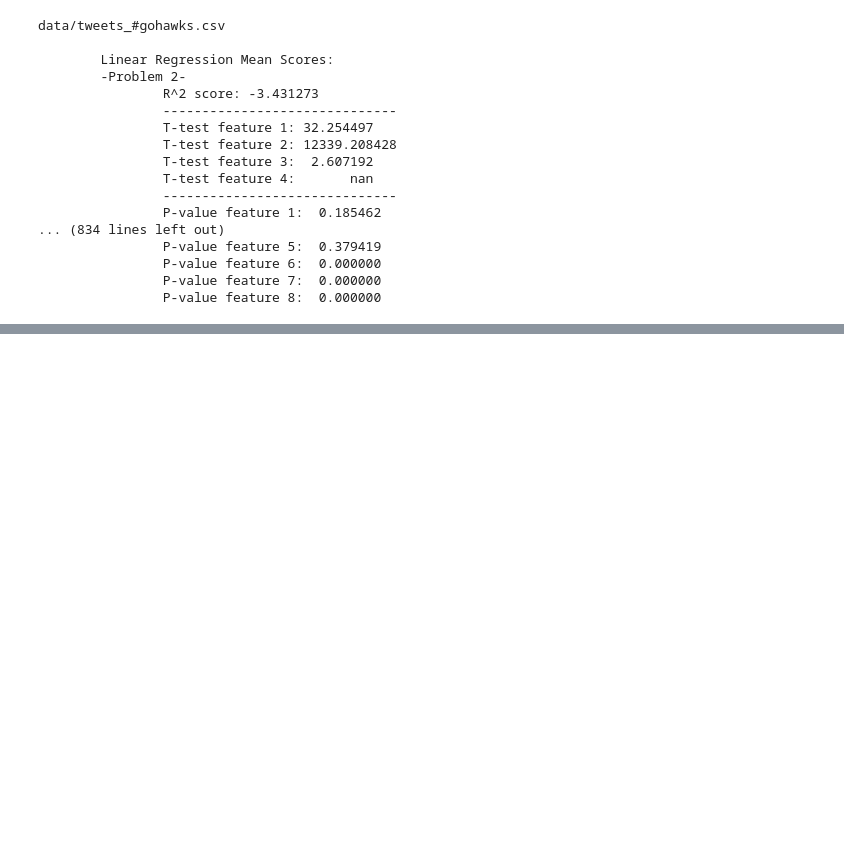
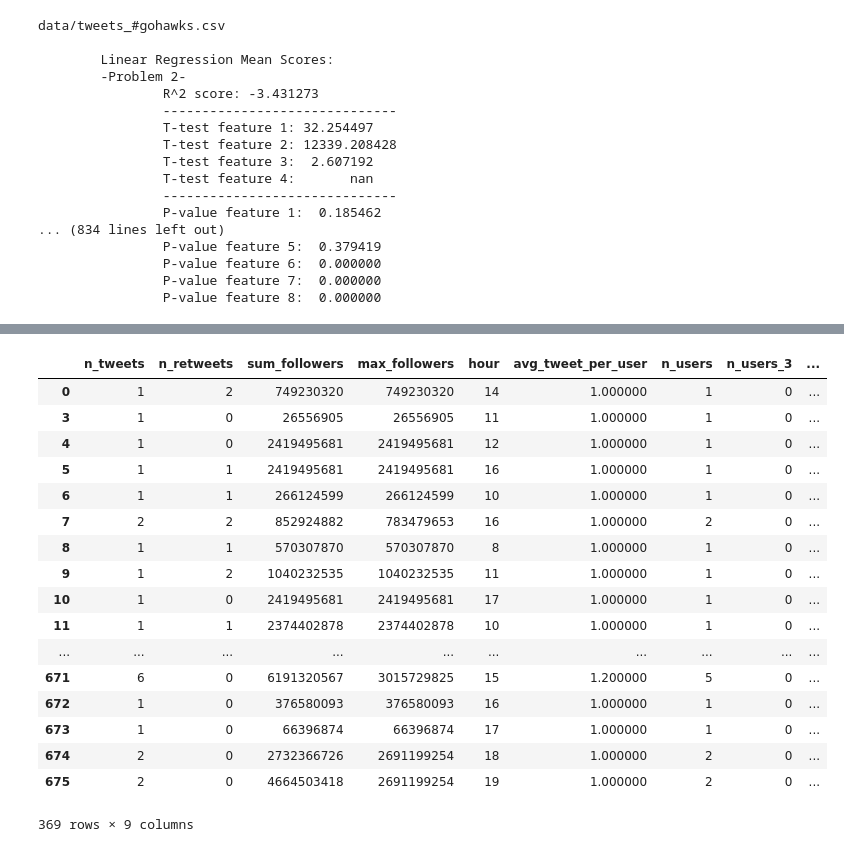
Before and after one commit to hongd2/EE239AS-Project4, a Jupyter notebook: EE239ASProject4.ipynb, the cells around one changed output, grey strips where cells are left out. Drawn from its saved outputs; the diff is of its cells as text; code cells hidden in the pictures; blank space fills up the shorter version.

```diff
--- a/EE239ASProject4.ipynb
+++ b/EE239ASProject4.ipynb
@@ -165,6 +183,7 @@ from sklearn.linear_model import LogisticRegression as LogR
 from sklearn.feature_selection import f_regression as freg
 import numpy as np
 import pandas as pd
+import matplotlib.pyplot as plt
 
 # directory name
 path = 'data/'
@@ -316,6 +335,7 @@ for c in csv:
         #problem 3 lARS
         Lasso3score.append(Lasso3model.score(data3X_test, data3Y_test))
         f, p = freg(data3X_test, data3Y_test.unstack())
+        predicted = Lasso3model.predict(data3X_test)
         Lasso3fval = Lasso3fval + f
         Lasso3pval = Lasso3pval + p
 
@@ -396,6 +416,37 @@ for c in csv:
         print("\t\tP-value feature %d: %9f" % (num+1, p/len(Lasso3score)))
     print('\n')
 
+    # Graph predicted vs feature count
+    plt.cla()
+    #plt.yscale('log')
+    plt.scatter(data3X_test[['sum_followers']], predicted)
+    plt.title('Tweet Count vs sum_followers')
+    plt.xlabel('sum_followers')
+    plt.ylabel(c+'Number of Tweets')
+
+    plt.savefig('graphs/count_vs_sum_'+c[5:-4])
+    plt.show()
+
+    plt.cla()
+    #plt.yscale('log')
+    plt.scatter(data3X_test[['sum_followers']], predicted)
+    plt.title('Tweet Count vs n_users')
+    plt.xlabel('sum_followers')
+    plt.ylabel(c+'Number of Tweets')
+
+    plt.savefig('graphs/count_vs_n_users_'+c[5:-4])
+    plt.show()
+
+    plt.cla()
+    #plt.yscale('log')
+    plt.scatter(data3X_test[['sum_followers']], predicted)
+    plt.title('Tweet Count vs n_len_100')
+    plt.xlabel('sum_followers')
+    plt.ylabel(c+'Number of Tweets')
+
+    plt.savefig('graphs/count_vs_n_len_100_'+c[5:-4])
+    plt.show()
+
     #break #remove to run all for all files
 # %% [output]
 data/tweets_#gohawks.csv
@@ -426,0 +551,21 @@ a
+# %%
+period2
+# %% [output]
+|  | n_tweets | n_retweets | sum_followers | max_followers | hour | avg_tweet_per_user | n_users | n_users_3 | ... |
+| 0 | 1 | 2 | 749230320 | 749230320 | 14 | 1.000000 | 1 | 0 | ... |
+| 3 | 1 | 0 | 26556905 | 26556905 | 11 | 1.000000 | 1 | 0 | ... |
+| 4 | 1 | 0 | 2419495681 | 2419495681 | 12 | 1.000000 | 1 | 0 | ... |
+| 5 | 1 | 1 | 2419495681 | 2419495681 | 16 | 1.000000 | 1 | 0 | ... |
+| 6 | 1 | 1 | 266124599 | 266124599 | 10 | 1.000000 | 1 | 0 | ... |
+| 7 | 2 | 2 | 852924882 | 783479653 | 16 | 1.000000 | 2 | 0 | ... |
+| 8 | 1 | 1 | 570307870 | 570307870 | 8 | 1.000000 | 1 | 0 | ... |
+| 9 | 1 | 2 | 1040232535 | 1040232535 | 11 | 1.000000 | 1 | 0 | ... |
+| 10 | 1 | 0 | 2419495681 | 2419495681 | 17 | 1.000000 | 1 | 0 | ... |
+| 11 | 1 | 1 | 2374402878 | 2374402878 | 10 | 1.000000 | 1 | 0 | ... |
+| ... | ... | ... | ... | ... | ... | ... | ... | ... | ... |
+| 671 | 6 | 0 | 6191320567 | 3015729825 | 15 | 1.200000 | 5 | 0 | ... |
+| 672 | 1 | 0 | 376580093 | 376580093 | 16 | 1.000000 | 1 | 0 | ... |
+| 673 | 1 | 0 | 66396874 | 66396874 | 17 | 1.000000 | 1 | 0 | ... |
+| 674 | 2 | 0 | 2732366726 | 2691199254 | 18 | 1.000000 | 2 | 0 | ... |
+| 675 | 2 | 0 | 4664503418 | 2691199254 | 19 | 1.000000 | 2 | 0 | ... |
+369 rows × 9 columns
```
Also changed, not shown: parts of 4 cells of this notebook, 2 other files.
